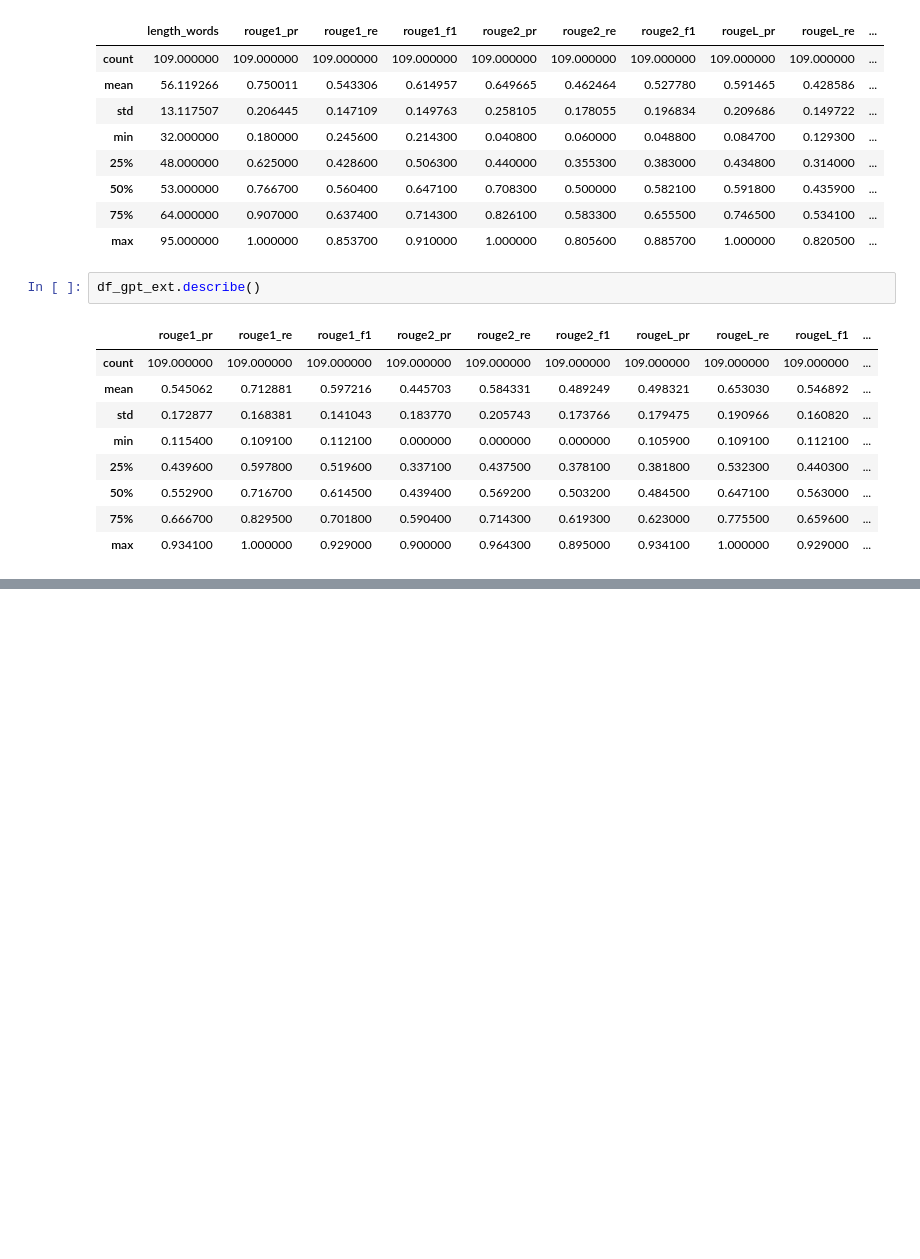
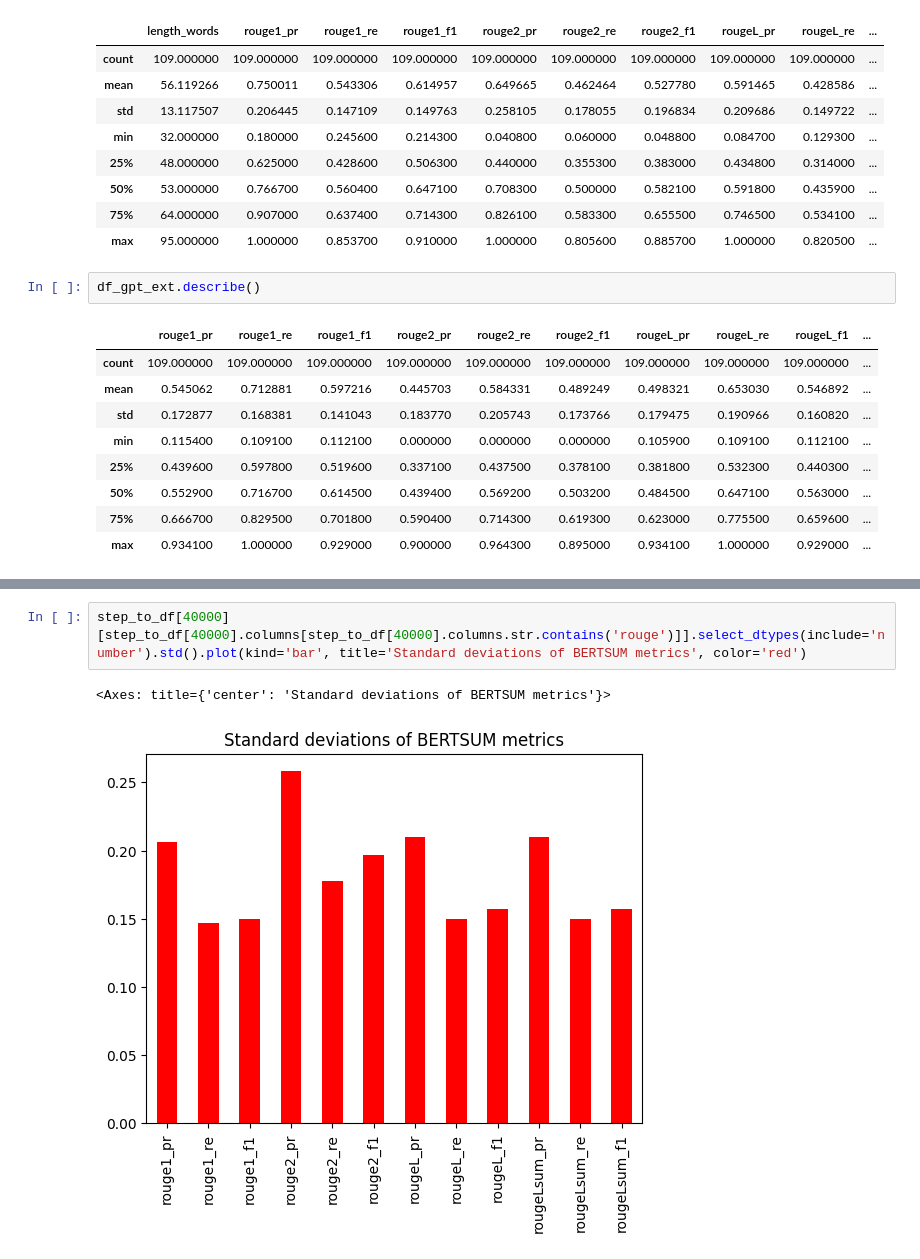
Before and after one commit to dawidK5/aiml-thesis, a Jupyter notebook: bertres_analyse_2808_1042.ipynb, the cells around one changed output, grey strips where cells are left out. Drawn from its saved outputs; the diff is of its cells as text; blank space fills up the shorter version.

```diff
--- a/bertres_analyse_2808_1042.ipynb
+++ b/bertres_analyse_2808_1042.ipynb
@@ -170,0 +178,5 @@ df_gpt_ext.describe()
+# %%
+step_to_df[40000][step_to_df[40000].columns[step_to_df[40000].columns.str.contains('rouge')]].select_dtypes(include='number').std().plot(kind='bar', title='Standard deviations of BERTSUM metrics', color='red')
+# %% [output]
+<Axes: title={'center': 'Standard deviations of BERTSUM metrics'}>
+[figure, added]
```
Also changed, not shown: parts of 11 cells of this notebook, 3 other files.
